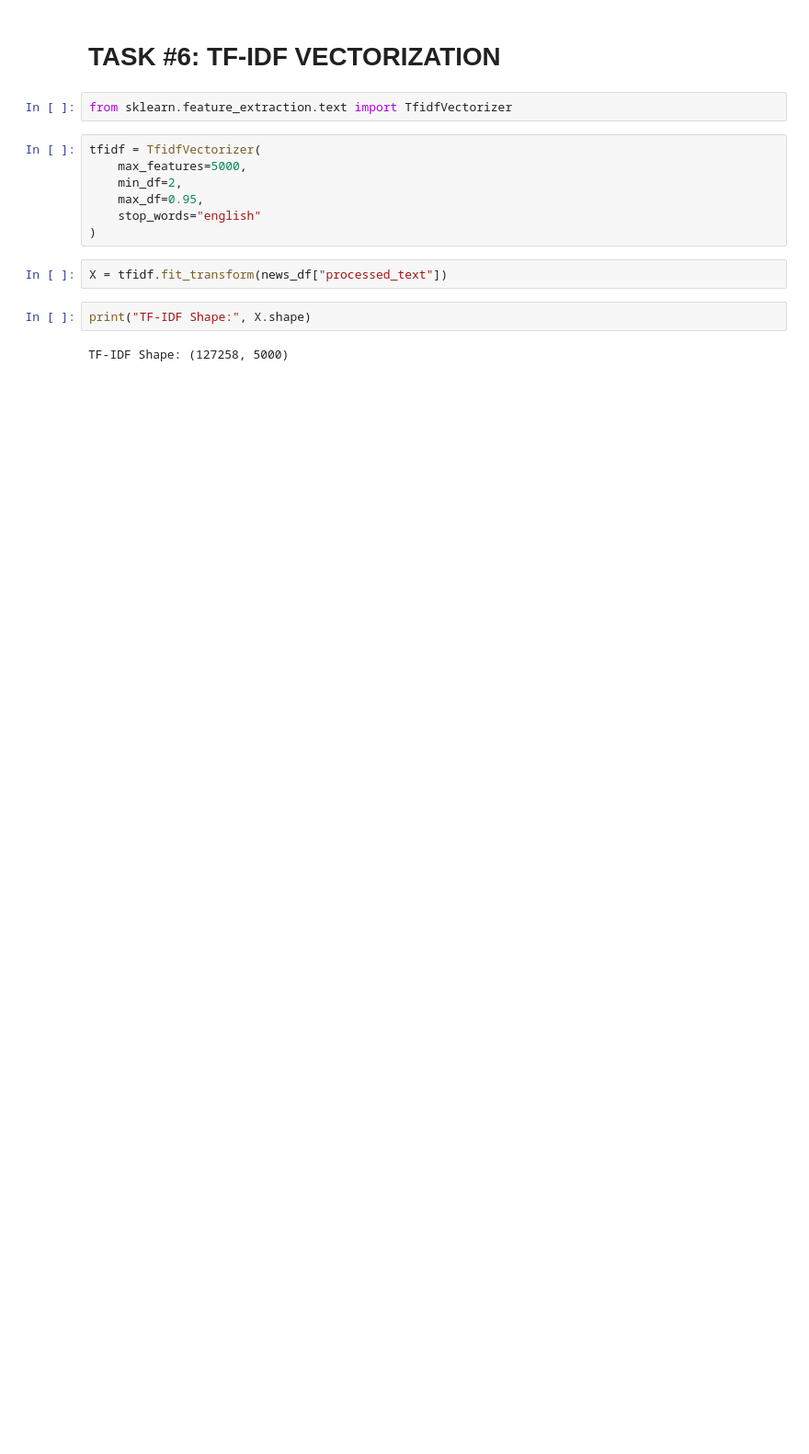
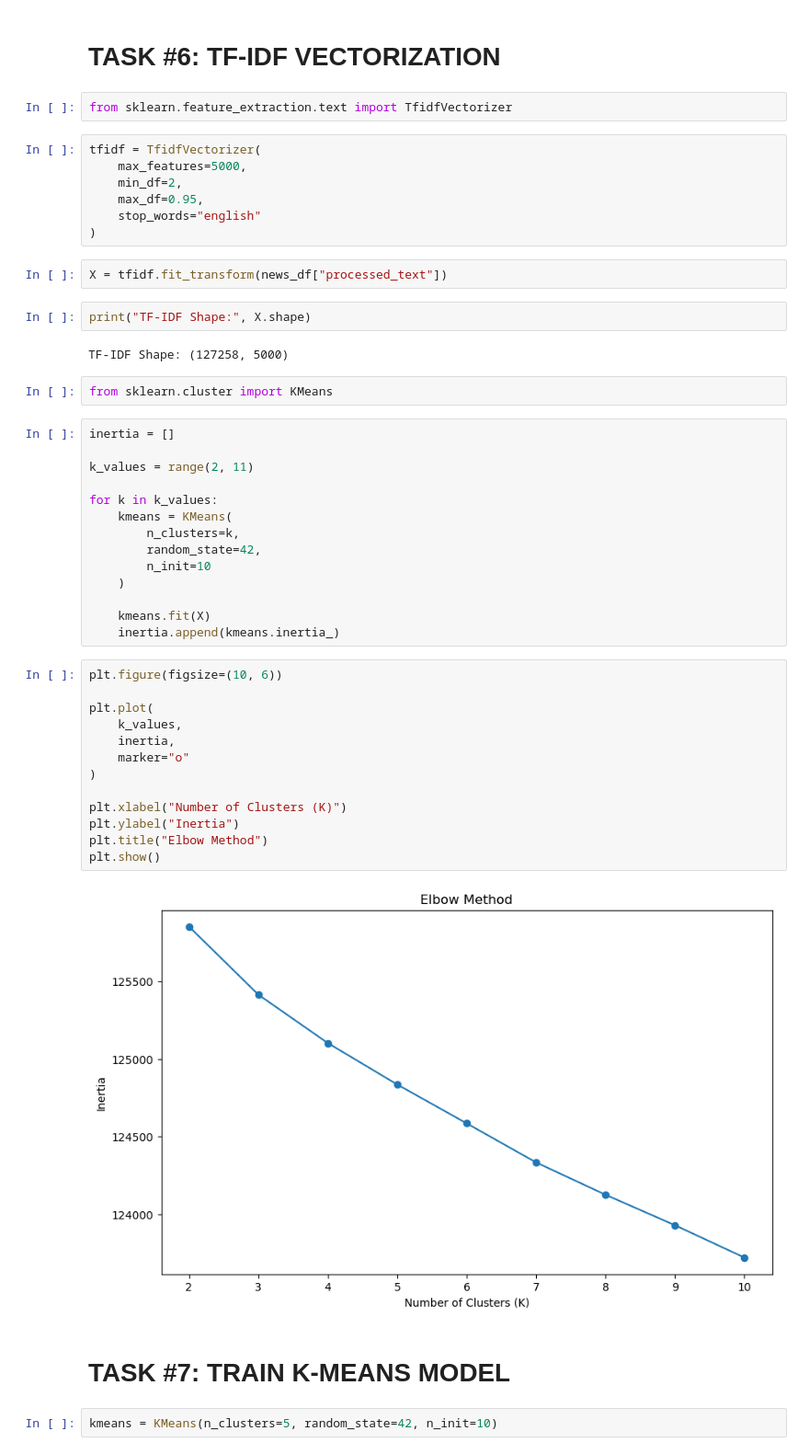
Before and after one commit to ranjansinghds/News-Article-Clustering-NLP-Project, a Jupyter notebook: News_Articles_Clustering_Project.ipynb, the cells around one changed output. Shown at 92% size. Cells and saved outputs as stored; diff of their text form; blank space fills up the shorter version.

```diff
--- a/News_Articles_Clustering_Project.ipynb
+++ b/News_Articles_Clustering_Project.ipynb
@@ -507,3 +507,38 @@ X = tfidf.fit_transform(news_df["processed_text"])
 print("TF-IDF Shape:", X.shape)
 # %% [output]
 TF-IDF Shape: (127258, 5000)
+# %%
+from sklearn.cluster import KMeans
+# %%
+inertia = []
+
+k_values = range(2, 11)
+
+for k in k_values:
+    kmeans = KMeans(
+        n_clusters=k,
+        random_state=42,
+        n_init=10
+    )
+
+    kmeans.fit(X)
+    inertia.append(kmeans.inertia_)
+# %%
+plt.figure(figsize=(10, 6))
+
+plt.plot(
+    k_values,
+    inertia,
+    marker="o"
+)
+
+plt.xlabel("Number of Clusters (K)")
+plt.ylabel("Inertia")
+plt.title("Elbow Method")
+plt.show()
+# %% [output]
+[figure, added]
+# %% [markdown]
+# TASK #7: TRAIN K-MEANS MODEL
+# %%
+kmeans = KMeans(n_clusters=5, random_state=42, n_init=10)
```
Also changed, not shown: parts of 14 cells of this notebook, 4 other files.
